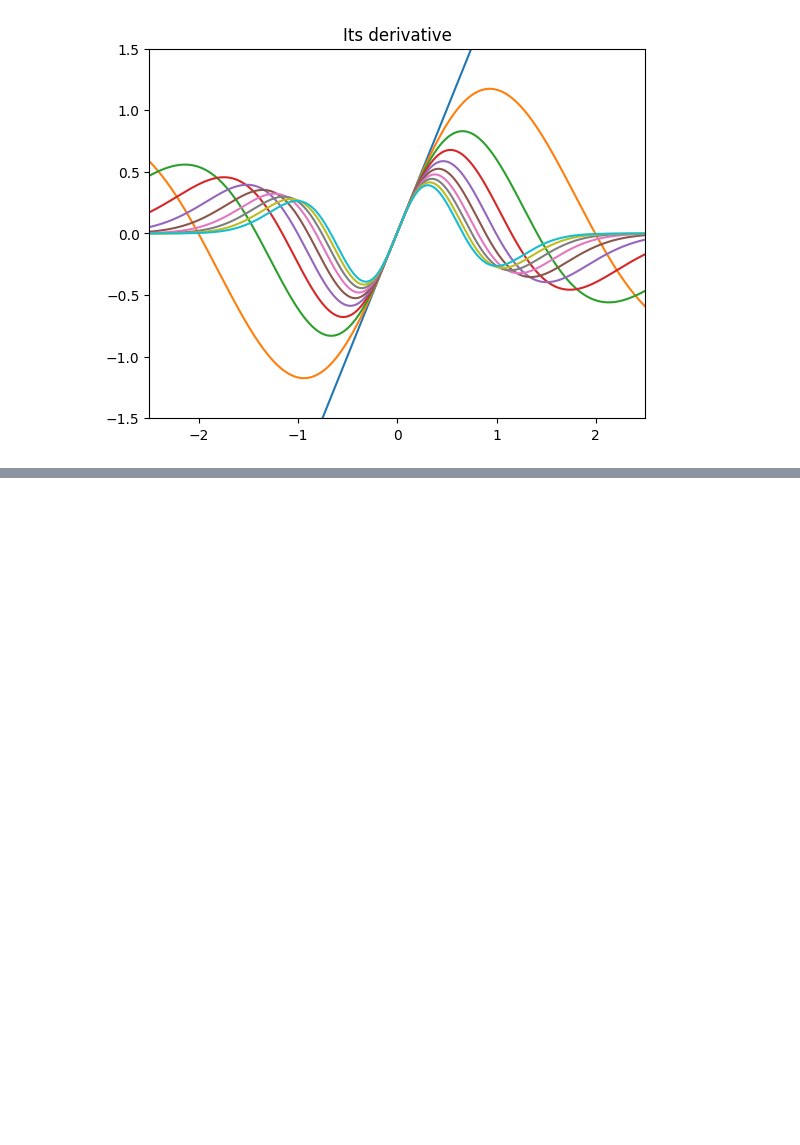
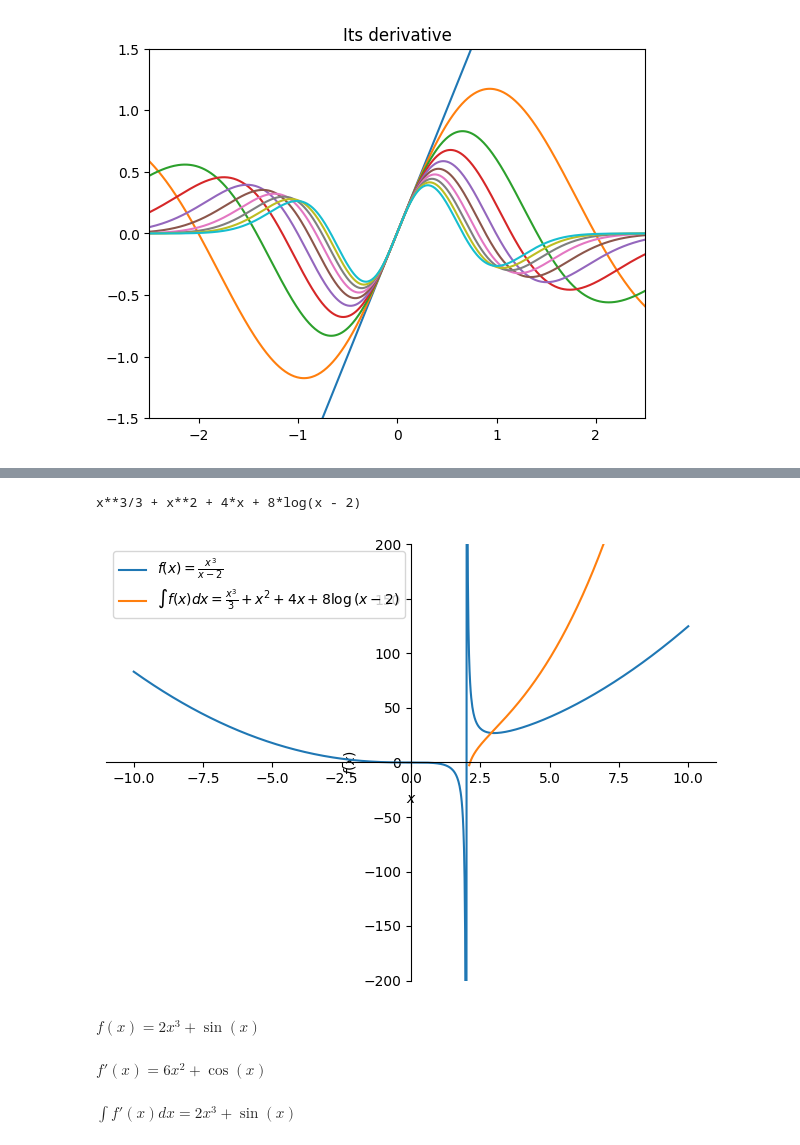
Before and after one commit to rtharris619/ProjectMath, a Jupyter notebook: Calculus1/calculus.ipynb, the cells around one changed output, grey strips where cells are left out. Cells and saved outputs as stored; diff of their text form; code cells hidden in the pictures; blank space fills up the shorter version.

```diff
--- a/Calculus1/calculus.ipynb
+++ b/Calculus1/calculus.ipynb
@@ -514,0 +557,32 @@ $\displaystyle \Rightarrow x^{2} e^{- 1.25 x^{2}} \text{ has NO critical points!
+# %%
+f = x**3 / (x-2)
+int_f = sym.integrate(f)
+print(int_f)
+p = sym.plotting.plot(f, show=False)
+p.extend( sym.plotting.plot(int_f, (x,2.1,10), show=False) )
+
+p[0].label = '$f(x) = %s$' %sym.latex(f)
+p[1].label = '$\\int f(x) dx = %s$' %sym.latex(int_f)
+
+p.ylim = [-200,200]
+p.legend = True
+p.show()
+# %% [output]
+x**3/3 + x**2 + 4*x + 8*log(x - 2)
+[figure, added]
+# %%
+x = sym.symbols('x')
+
+fx = 2*x**3 + sym.sin(x)
+
+display(Math('f(x) = %s' %sym.latex(fx)))
+
+df = sym.diff(fx)
+display(Math('f\'(x) = %s' %sym.latex(df)))
+
+idf = sym.integrate(df)
+display(Math('\\int f\'(x) dx = %s' %sym.latex(idf)))
+# %% [output]
+$\displaystyle f(x) = 2 x^{3} + \sin{\left(x \right)}$
+$\displaystyle f'(x) = 6 x^{2} + \cos{\left(x \right)}$
+$\displaystyle \int f'(x) dx = 2 x^{3} + \sin{\left(x \right)}$
```
Also changed, not shown: parts of 8 cells of this notebook.
